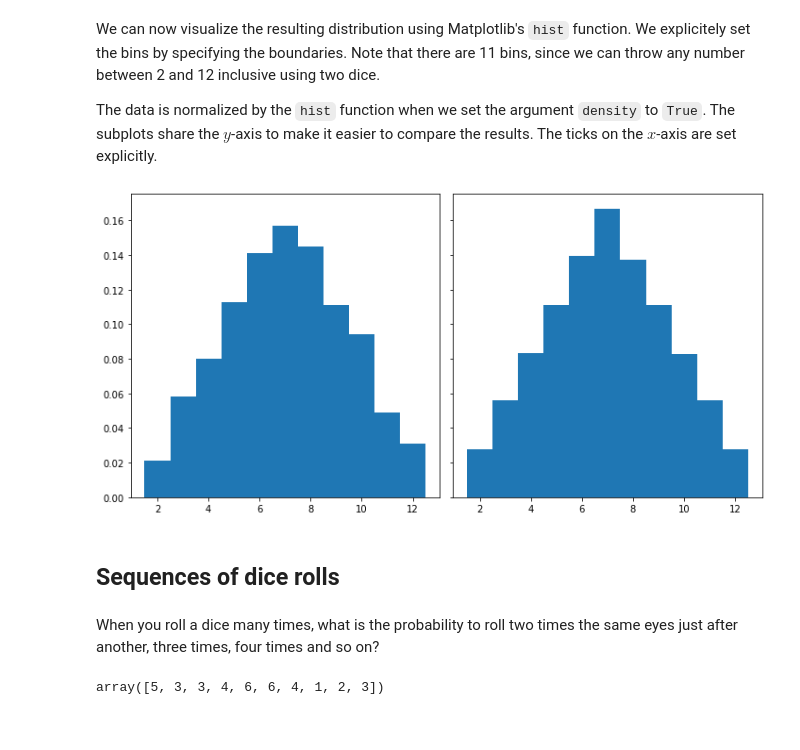
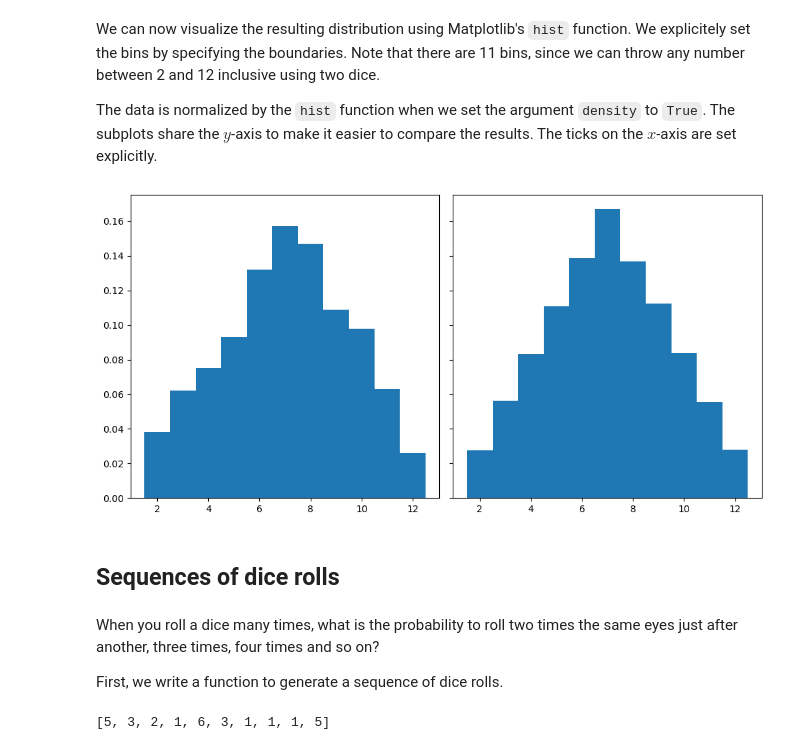
Before and after one commit to gjbex/Python-for-programmers, a Jupyter notebook: source_code/dice.ipynb, the cells around one changed output. Drawn from its saved outputs; the diff is of its cells as text; code cells hidden in the pictures.

```diff
--- a/source_code/dice.ipynb
+++ b/source_code/dice.ipynb
@@ -19,7 +23,8 @@ The following function executes `nr_throws` independent throws with two fair dic
 # %%
 def throw_dice(nr_throws):
-    return np.random.randint(1, 6 + 1, size=(nr_throws, )) + \
-           np.random.randint(1, 6 + 1, size=(nr_throws, ))
+    return list(map(sum,
+                    zip(random.choices(range(1, 6 + 1), k=nr_throws),
+                        random.choices(range(1, 6 + 1), k=nr_throws))))
 # %% [markdown]
 We generate data for 1,000 and 100,000 throws.
 # %%
@@ -31,15 +36,17 @@ We can now visualize the resulting distribution using Matplotlib's `hist` functi
 The data is normalized by the `hist` function when we set the argument `density` to `True`.  The subplots share the $y$-axis to make it easier to compare the results.  The ticks on the $x$-axis are set explicitly.
 # %%
 figure, axes = plt.subplots(1, 2, figsize=(10, 5), sharey=True)
-bins = np.arange(1.5, 13.0, 1.0)
-ticks = np.arange(2.0, 13.0, 2.0)
+bins = [x + 0.5 for x in range(1, 13)]
+ticks = [float(x) for x in range(2, 13, 2)]
 for i, data in enumerate([throws_1_000, throws_100_000]):
     axes[i].hist(data, bins=bins, density=True)
     axes[i].set_xticks(ticks)
 figure.tight_layout()
 # %% [output]
-[figure, old version]
+[figure, new version]
 # %% [markdown]
 ## Sequences of dice rolls
 # %% [markdown]
 When you roll a dice many times, what is the probability to roll two times the same eyes just after another, three times, four times and so on?
+
+First, we write a function to generate a sequence of dice rolls.
@@ -49,4 +56,5 @@ throws = np.random.randint(1, 6 + 1, size=nr_thorws)
 # %%
+throws = generate_rolls(10)
 throws
 # %% [output]
-array([5, 3, 3, 4, 6, 6, 4, 1, 2, 3])
+[5, 3, 2, 1, 6, 3, 1, 1, 1, 5]
```
Also changed, not shown: parts of 31 cells of this notebook.
